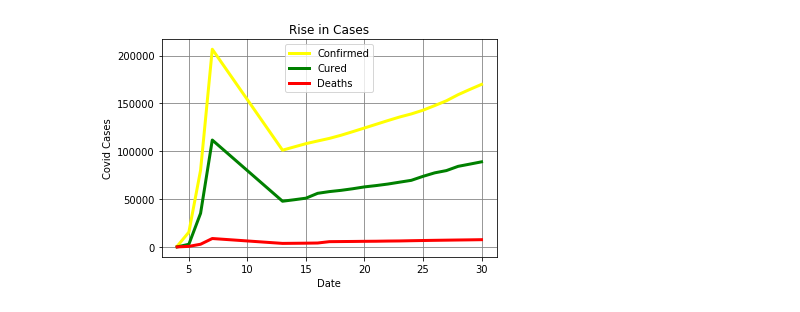
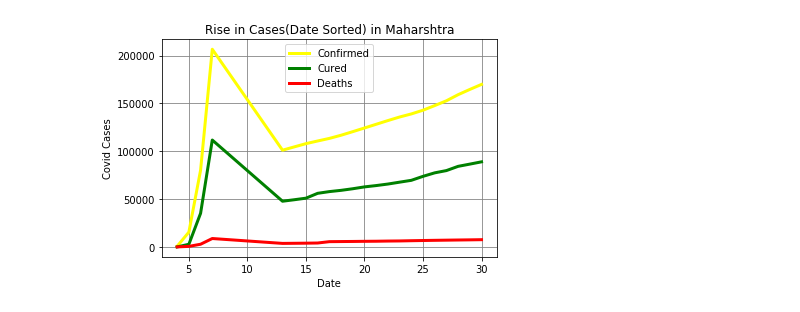
Before and after one commit to muskan-0104/Pandemic_Analytics_ML, a Jupyter notebook: MinorProject.ipynb, the cells around one changed output. Saved outputs shown, nothing was run; the diff lists cells and outputs as text; code cells hidden in the pictures.

```diff
--- a/MinorProject.ipynb
+++ b/MinorProject.ipynb
@@ -33,15 +13,15 @@ data
 # %%
 ax = plt.subplot(111)
 ax.plot(data['Date'].dt.day,data['Confirmed'],color='Yellow',linewidth=3)
 ax.plot(data['Date'].dt.day,data['Cured'],color='Green',linewidth=3)
 ax.plot(data['Date'].dt.day,data['Deaths'],color='Red',linewidth=3)
 plt.xlabel("Date")
 plt.ylabel("Covid Cases")
-plt.title("Rise in Cases")
+plt.title("Rise in Cases(Date Sorted) in Maharshtra")
 plt.grid(True,color="grey")
-plt.savefig('Covid.png')
+plt.savefig('Covid_Graph1.png')
 
 ax.legend();
 plt.show()
 # %% [output]
-[figure, old version]
+[figure, new version]
```
Also changed, not shown: parts of 5 cells of this notebook.
